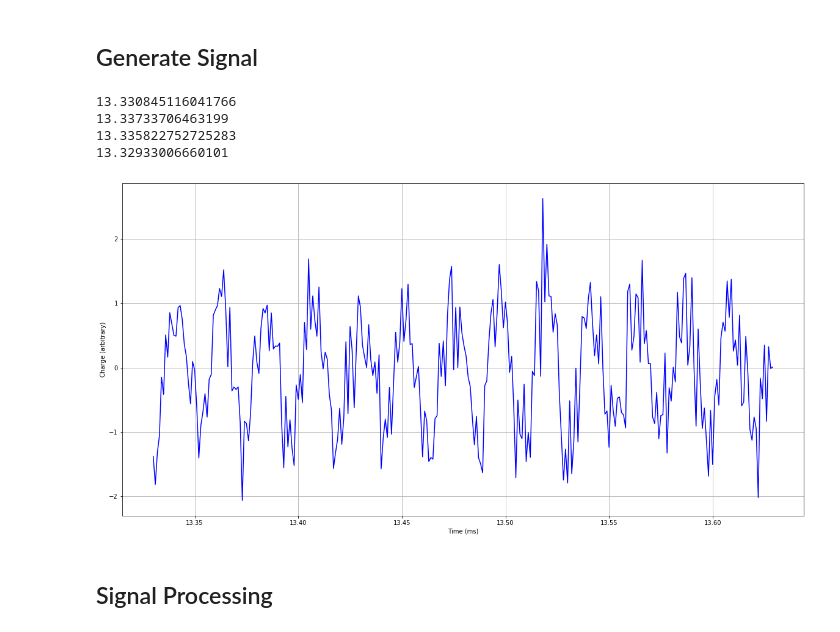
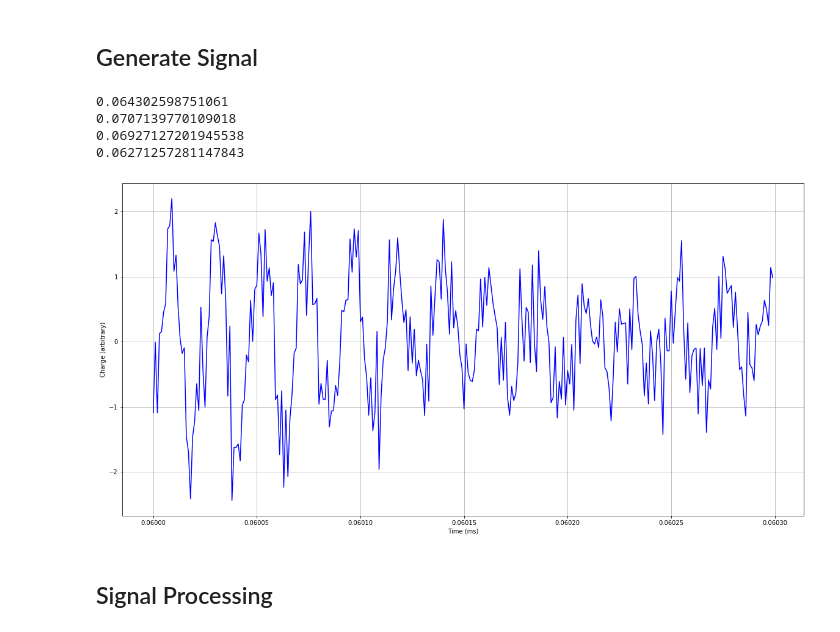
Before and after one commit to MuddSub/Hydrophones, a Jupyter notebook: Process-Hphones.ipynb, the cells around one changed output. Cells and saved outputs as stored; diff of their text form; code cells hidden in the pictures.

```diff
--- a/Process-Hphones.ipynb
+++ b/Process-Hphones.ipynb
@@ -11,7 +12,7 @@ from scipy.signal import butter, lfilter
 # %% [markdown]
 ## Generate Signal
 # %%
-def graph_signals(time_axis, array, signalNum=0, timestart = 13.33, dur=0.3, sr=1000):
+def graph_signals(time_axis, array, signalNum=0, timestart = 0.06, dur=0.0003, sr=1000000):
     timeIdx = int(timestart*sr)
     durIdx = int(dur*sr)
     plt.figure(figsize=(20,10))
@@ -26,32 +27,32 @@ def graph_signals(time_axis, array, signalNum=0, timestart = 13.33, dur=0.3, sr=
     return signals
 # %%
 random.seed(1)
-d = 20 #m
+d = .1 #m
 angle = 1.8 #rad
 coords = [[0.005, 0.005], [0.005, -0.005], [-0.005, -0.005], [-0.005, 0.005]]
 freq = 45 #kHz
 sos = 1.5 #m/ms (MAY NEED TO BE CALIBRATED)
 sr = 1000 #kHz
-read = 1500 #ms
+read = 2000 #ms
 noise = 0.5 #standard deviation
 time_on = 100 #ms --ping duration
-ping_period = 1000 #ms
+ping_period = 2000 #ms
 ping_start = 0
 
 #create an array containing the simulated readings arrays of each sensor
 signals = []
 for i in range(len(coords)):
     signals.append(Signal.Signal(d, angle, coords[i], freq, sos, sr, read, noise, time_on, ping_period, ping_start).signals)
-times = numpy.arange(0, read, 1/sr)
+times = np.arange(0, read/1000, 1/(sr*1000))[:-1]
 # %% [output]
-13.330845116041766
-13.33733706463199
-13.335822752725283
-13.32933006660101
+0.064302598751061
+0.0707139770109018
+0.06927127201945538
+0.06271257281147843
 # %%
-signals = graph_signals(times, signals)
+short_signals = graph_signals(times, signals, timestart=.06)
 # %% [output]
-[figure, old version]
+[figure, new version]
 # %% [markdown]
 ## Signal Processing
 # %%
```
Also changed, not shown: parts of 8 cells of this notebook.
